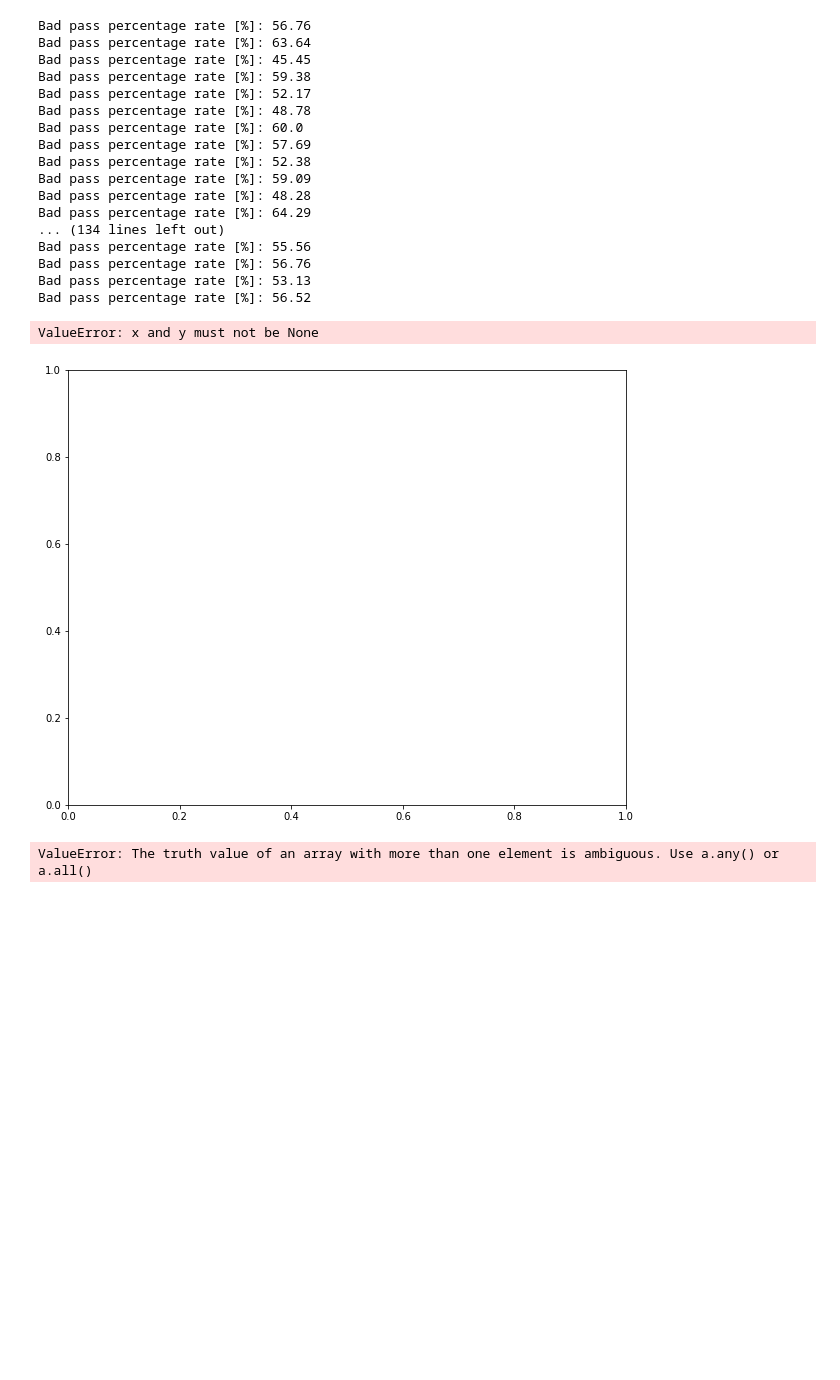
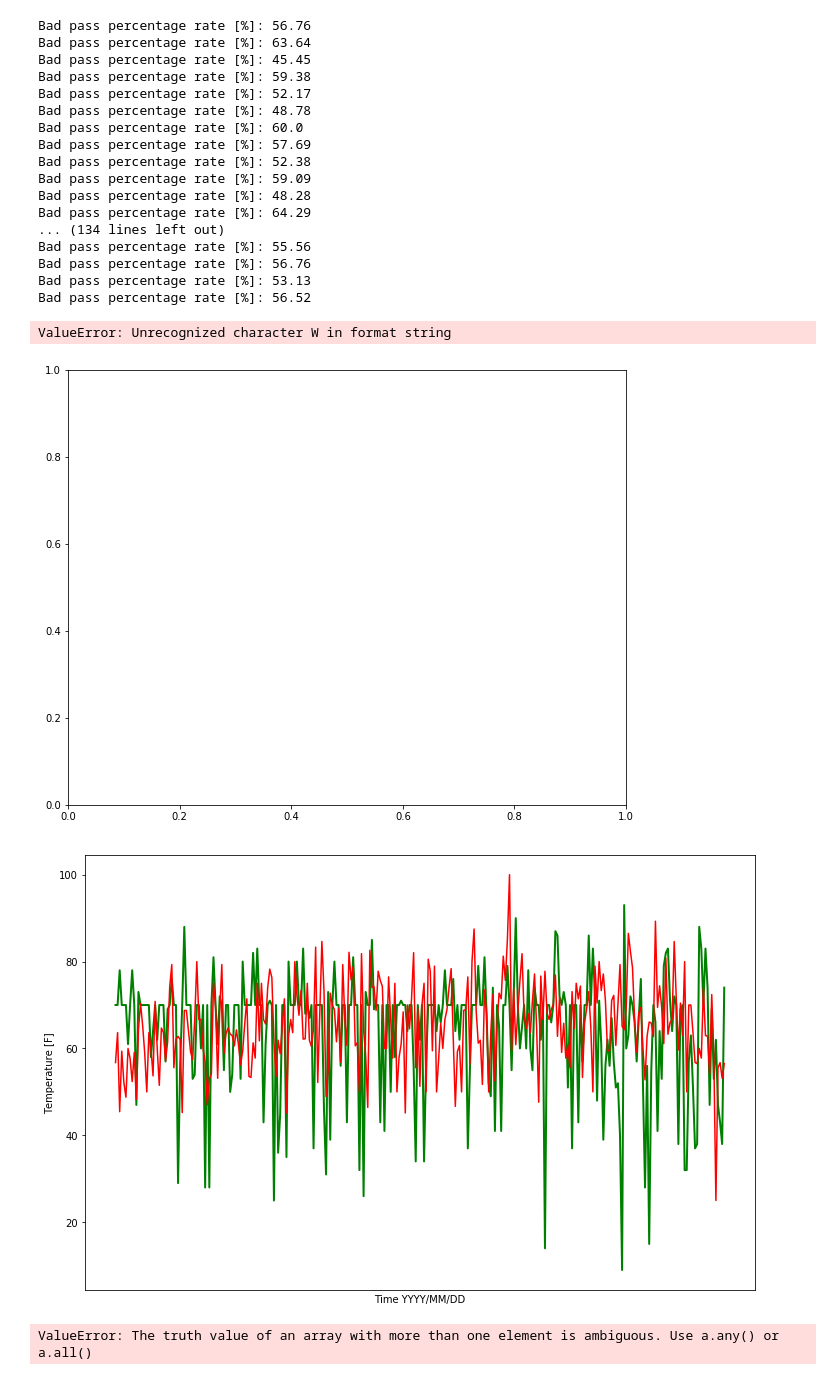
Before and after one commit to valpomet330-FA18/final-project-hbricca, a Jupyter notebook: Peyton_Manning.ipynb, the cells around one changed output. Saved outputs shown, nothing was run; the diff lists cells and outputs as text; code cells hidden in the pictures; blank space fills up the shorter version.

Commit message:
Added a graph with all of the relevant variables, now plotting separate graphs to see if there is a trend with the data.

```diff
--- a/Peyton_Manning.ipynb
+++ b/Peyton_Manning.ipynb
@@ -258,15 +258,28 @@ Bad pass percentage rate [%]: 56.52
 import matplotlib.pyplot as plt
 plt.figure(1, figsize = (10,8))
 
-plt.plot(warm_days(temp[i]),good_pass, color = 'green')
+plt.plot(warm, 'Warm Days [F]', color = 'orange')
+plt.plot(good_pass, 'Pass percentage [%]', color = 'blue')
 #plt.axis([0, 11, 30, 65])
-plt.xlabel('Warm days in [F]')
-plt.ylabel('Pass Completion Rate[%]')
 #plt.savefig('pyplot_test_image.png', dpi=150)
 plt.show()
 # %% [output]
-ValueError: x and y must not be None
+ValueError: Unrecognized character W in format string
 [figure]
+# %%
+# Plotting the data to see the trend
+import matplotlib.pyplot as plt
+
+plt.figure(1, figsize = (12,8))
+plt.plot(years, temp,linewidth=2, markersize=12, color = 'green')
+plt.plot(years, passes, color = 'red')
+plt.xlabel('Time YYYY/MM/DD')
+plt.xticks(range(1990, 2016,100))
+plt.ylabel('Temperature [F]')
+plt.savefig('passingpercentage.png', dpi=150)
+plt.show()
+# %% [output]
+[figure, added]
 # %%
 # Finding the times where he completed passes and the temperatures were warm
 
```
Also changed, not shown: parts of 2 cells of this notebook.
